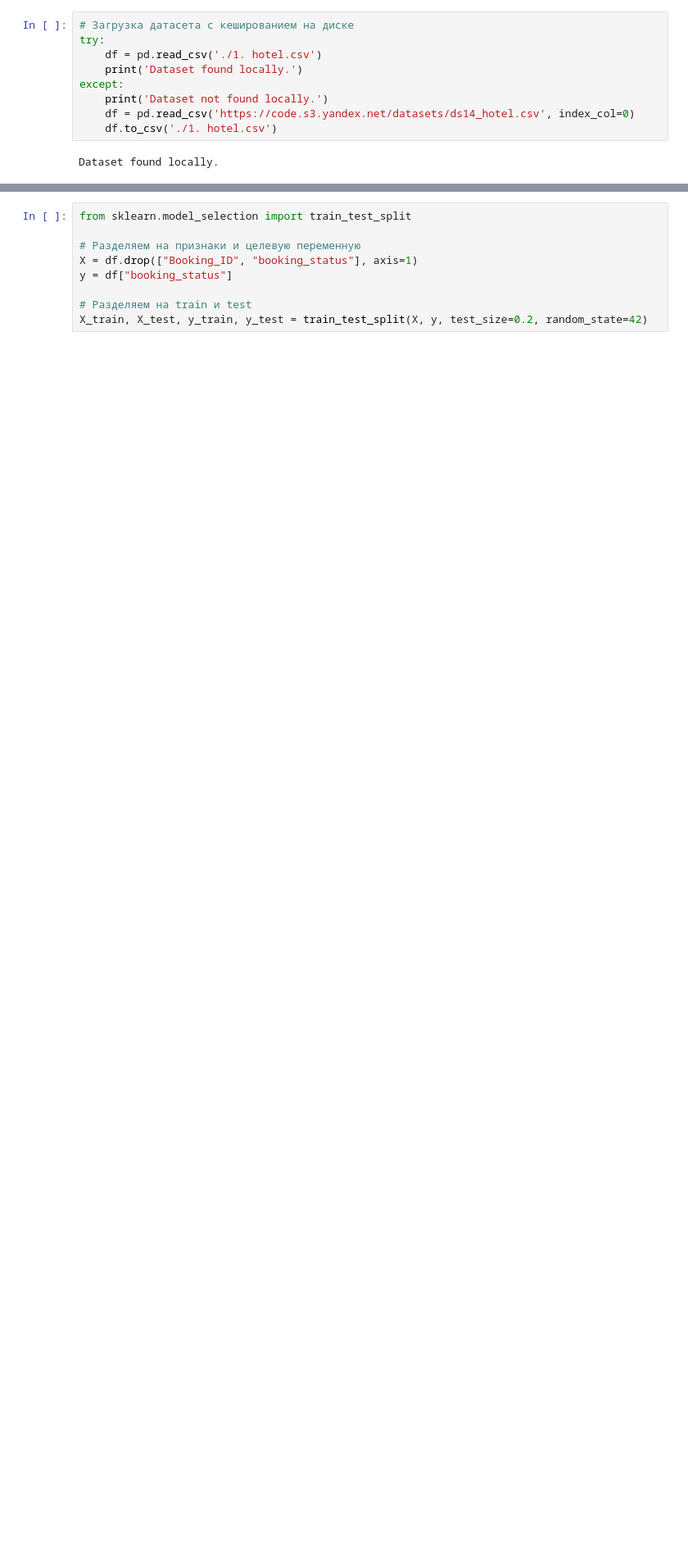
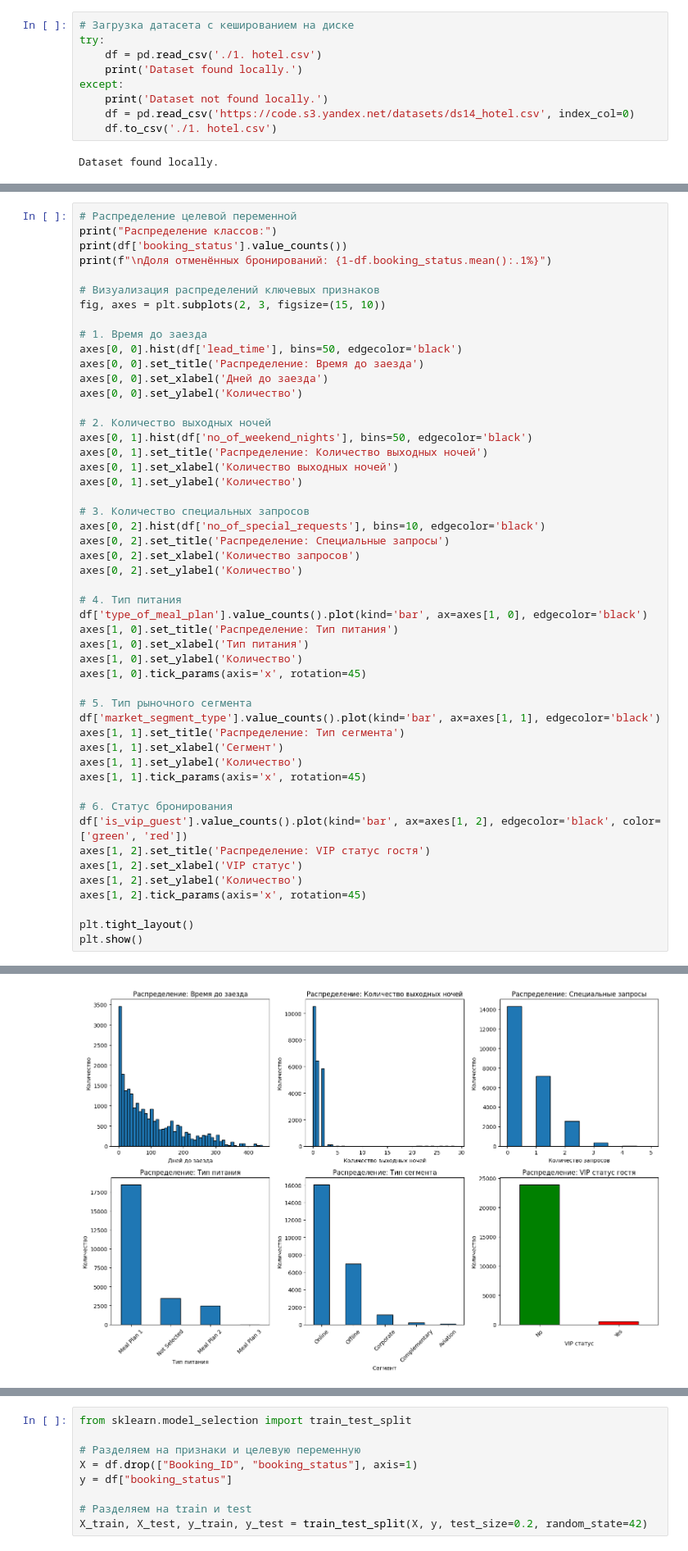
Before and after one commit to Daniel217D/Decision-tree-experiments, a Jupyter notebook: 1. Hotel reservations .ipynb, the cells around one changed output, grey strips where cells are left out. Shown at 82% size. Saved outputs shown, nothing was run; the diff lists cells and outputs as text; blank space fills up the shorter version.

```diff
--- a/1. Hotel reservations .ipynb
+++ b/1. Hotel reservations .ipynb
@@ -22,0 +54,51 @@ Dataset found locally.
+# %%
+# Распределение целевой переменной
+print("Распределение классов:")
+print(df['booking_status'].value_counts())
+print(f"\nДоля отменённых бронирований: {1-df.booking_status.mean():.1%}")
+
+# Визуализация распределений ключевых признаков
+fig, axes = plt.subplots(2, 3, figsize=(15, 10))
+
+# 1. Время до заезда
+axes[0, 0].hist(df['lead_time'], bins=50, edgecolor='black')
+axes[0, 0].set_title('Распределение: Время до заезда')
+axes[0, 0].set_xlabel('Дней до заезда')
+axes[0, 0].set_ylabel('Количество')
+
+# 2. Количество выходных ночей
+axes[0, 1].hist(df['no_of_weekend_nights'], bins=50, edgecolor='black')
+axes[0, 1].set_title('Распределение: Количество выходных ночей')
+axes[0, 1].set_xlabel('Количество выходных ночей')
+axes[0, 1].set_ylabel('Количество')
+
+# 3. Количество специальных запросов
+axes[0, 2].hist(df['no_of_special_requests'], bins=10, edgecolor='black')
+axes[0, 2].set_title('Распределение: Специальные запросы')
+axes[0, 2].set_xlabel('Количество запросов')
+axes[0, 2].set_ylabel('Количество')
+
+# 4. Тип питания
+df['type_of_meal_plan'].value_counts().plot(kind='bar', ax=axes[1, 0], edgecolor='black')
+axes[1, 0].set_title('Распределение: Тип питания')
+axes[1, 0].set_xlabel('Тип питания')
+axes[1, 0].set_ylabel('Количество')
+axes[1, 0].tick_params(axis='x', rotation=45)
+
+# 5. Тип рыночного сегмента
+df['market_segment_type'].value_counts().plot(kind='bar', ax=axes[1, 1], edgecolor='black')
+axes[1, 1].set_title('Распределение: Тип сегмента')
+axes[1, 1].set_xlabel('Сегмент')
+axes[1, 1].set_ylabel('Количество')
+axes[1, 1].tick_params(axis='x', rotation=45)
+
+# 6. Статус бронирования
+df['is_vip_guest'].value_counts().plot(kind='bar', ax=axes[1, 2], edgecolor='black', color=['green', 'red'])
+axes[1, 2].set_title('Распределение: VIP статус гостя')
+axes[1, 2].set_xlabel('VIP статус')
+axes[1, 2].set_ylabel('Количество')
+axes[1, 2].tick_params(axis='x', rotation=45)
+
+plt.tight_layout()
+plt.show()
+# %% [output]
@@ -22,0 +112 @@ Dataset found locally.
+[figure, added]
```
Also changed, not shown: parts of 14 cells of this notebook.
